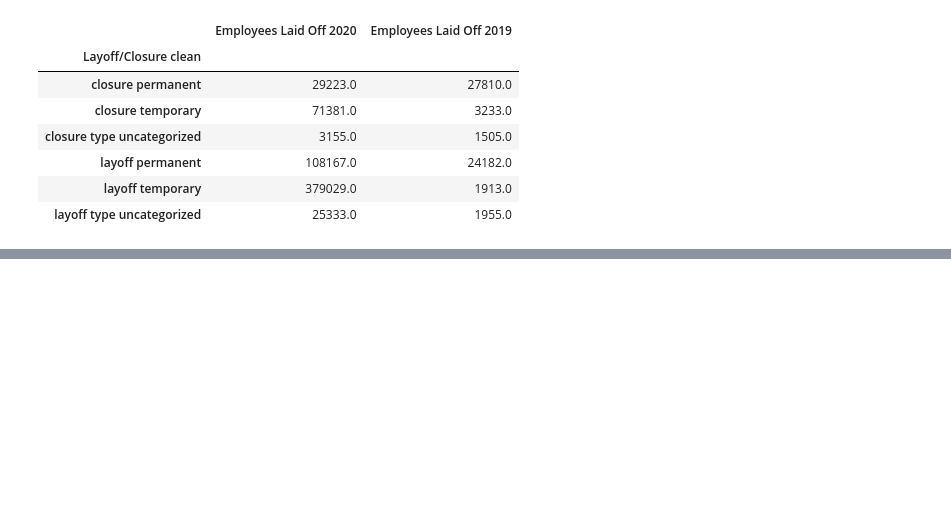
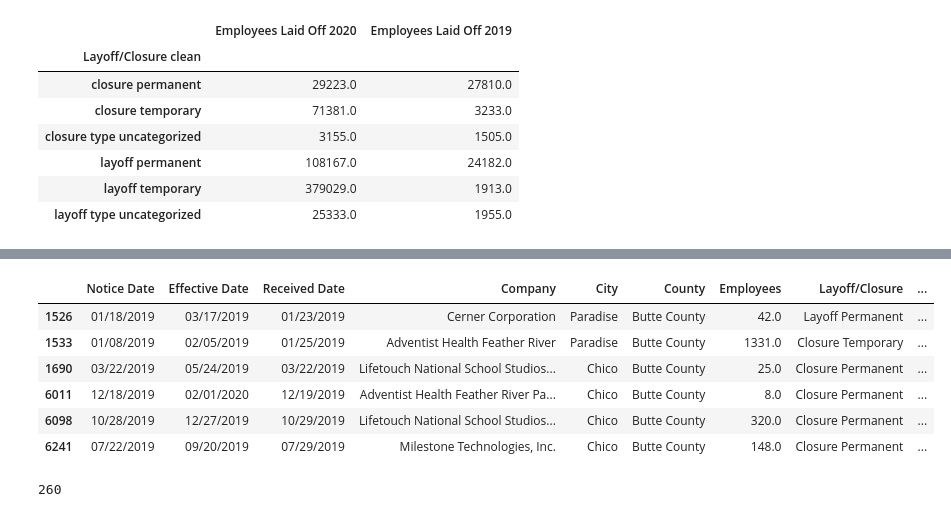
Before and after one commit to biglocalnews/WARN_Cali_analysis, a Jupyter notebook: notebooks/warn_analysis-Copy1.ipynb, the cells around one changed output, grey strips where cells are left out. Saved outputs shown, nothing was run; the diff lists cells and outputs as text; code cells hidden in the pictures; blank space fills up the shorter version.

```diff
--- a/notebooks/warn_analysis-Copy1.ipynb
+++ b/notebooks/warn_analysis-Copy1.ipynb
@@ -264,7 +326,16 @@ butte
 # %%
 butte_19 = cali_2019_info[cali_2019_info['County'] == 'Butte County']
-butte_19 = butte_19[butte_19['Year'] == 2019]
 butte_19
+# %% [output]
+|  | Notice Date | Effective Date | Received Date | Company | City | County | Employees | Layoff/Closure | ... |
+| 1526 | 01/18/2019 | 03/17/2019 | 01/23/2019 | Cerner Corporation | Paradise | Butte County | 42.0 | Layoff Permanent | ... |
+| 1533 | 01/08/2019 | 02/05/2019 | 01/25/2019 | Adventist Health Feather River | Paradise | Butte County | 1331.0 | Closure Temporary | ... |
+| 1690 | 03/22/2019 | 05/24/2019 | 03/22/2019 | Lifetouch National School Studios... | Chico | Butte County | 25.0 | Closure Permanent | ... |
+| 6011 | 12/18/2019 | 02/01/2020 | 12/19/2019 | Adventist Health Feather River Pa... | Chico | Butte County | 8.0 | Closure Permanent | ... |
+| 6098 | 10/28/2019 | 12/27/2019 | 10/29/2019 | Lifetouch National School Studios... | Chico | Butte County | 320.0 | Closure Permanent | ... |
+| 6241 | 07/22/2019 | 09/20/2019 | 07/29/2019 | Milestone Technologies, Inc. | Chico | Butte County | 148.0 | Closure Permanent | ... |
 # %%
 sf = cali_2020_info[cali_2020_info['County'] == 'San Francisco County']
-sf['Company_harmonizer_cleaned'].nunique()
+sf['Corporate Affiliation'].nunique()
+# %% [output]
+260
```
Also changed, not shown: parts of 56 cells of this notebook.
